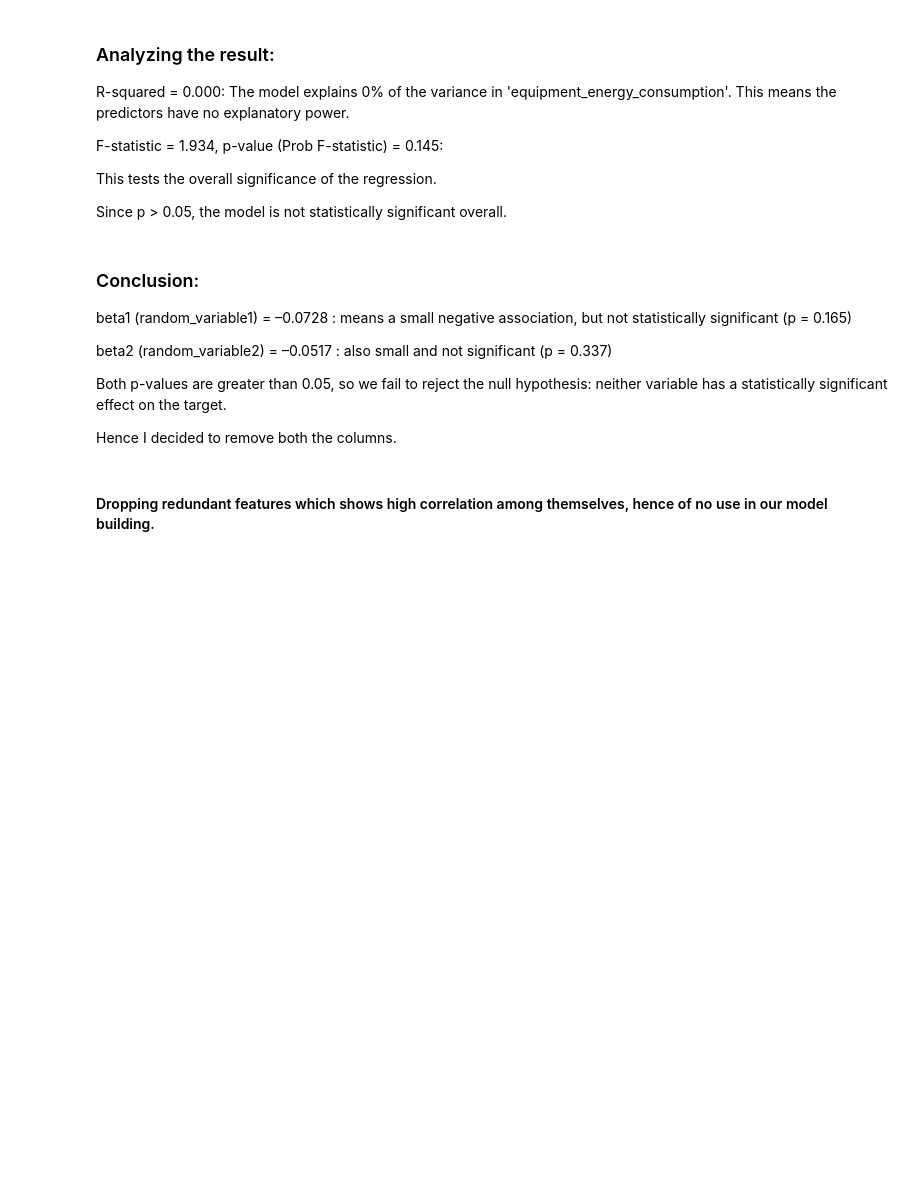
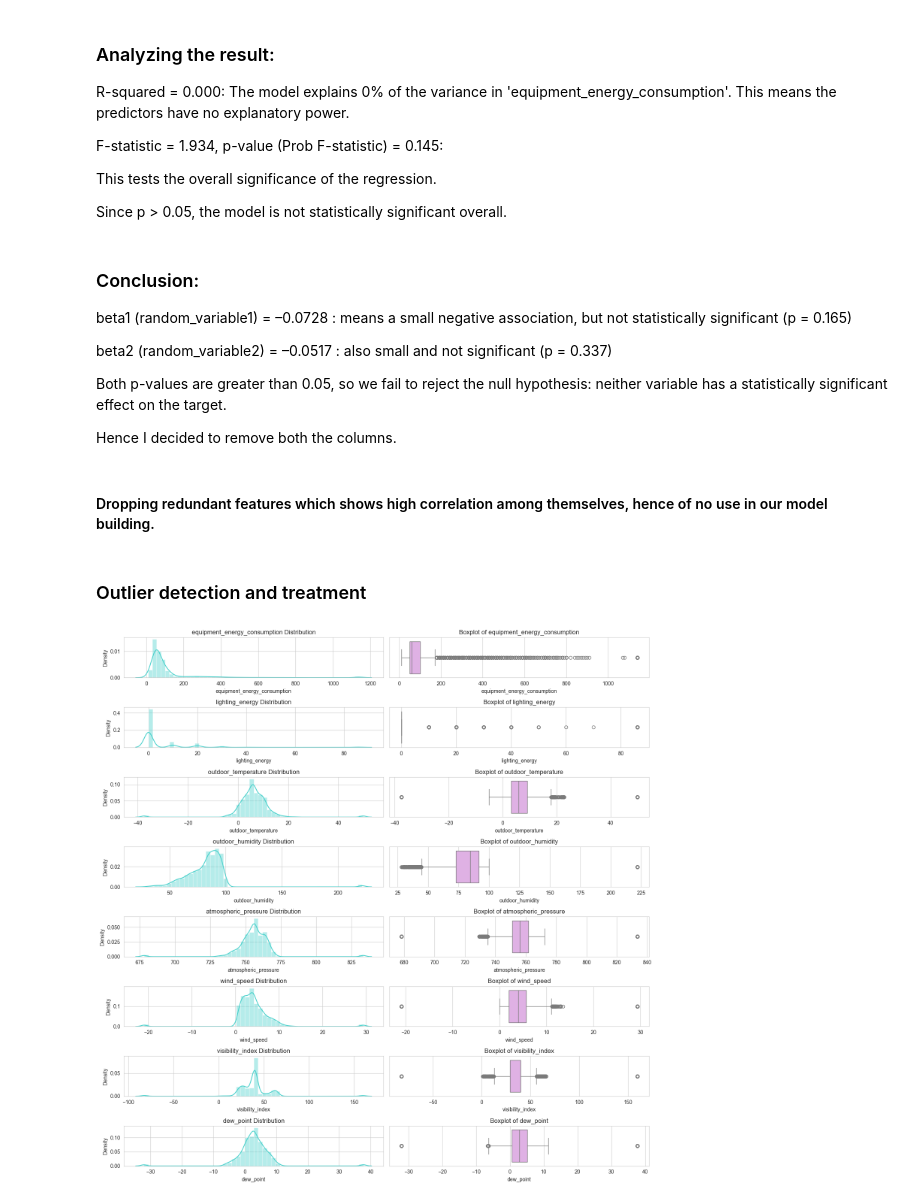
Before and after one commit to vaibhpande21/DS-Intern-Assignment-Vaibhav_Pandey, a Jupyter notebook: assignment.ipynb, the cells around one changed output. Saved outputs shown, nothing was run; the diff lists cells and outputs as text; code cells hidden in the pictures; blank space fills up the shorter version.

```diff
--- a/assignment.ipynb
+++ b/assignment.ipynb
@@ -676,3 +676,26 @@ df.drop(['random_variable1', 'random_variable2','month_name'],axis =1,inplace=Tr
 df.drop(['temp_humidity_interaction','temperature_diff','humidity_diff','zone_temperature_range'], axis=1, inplace=True)
 # %% [markdown]
 ####  Dropping redundant features which shows high correlation among themselves, hence of no use in our model building.
+# %%
+# Remove duplicate rows
+
+df.drop_duplicates(inplace=True)
+# %% [markdown]
+### Outlier detection and treatment
+# %%
+### Checking for outliers
+
+num_cols = ['equipment_energy_consumption', 'lighting_energy','outdoor_temperature', 'outdoor_humidity', 'atmospheric_pressure', 'wind_speed', 'visibility_index', 'dew_point' ]
+
+fig, ax = plt.subplots(nrows=8, ncols=2, figsize=(15, 15))
+
+for i, col in enumerate(num_cols):
+    sns.distplot(df[col], ax=ax[i, 0], color='mediumturquoise')
+    sns.boxplot(data=df, x=df[col], ax=ax[i, 1], color='#E6A9EC')
+    ax[i, 0].set_title(f"{col} Distribution")
+    ax[i, 1].set_title(f"Boxplot of {col}")
+
+
+plt.tight_layout()
+# %% [output]
+[figure, added]
```
Also changed, not shown: parts of 28 cells of this notebook.
